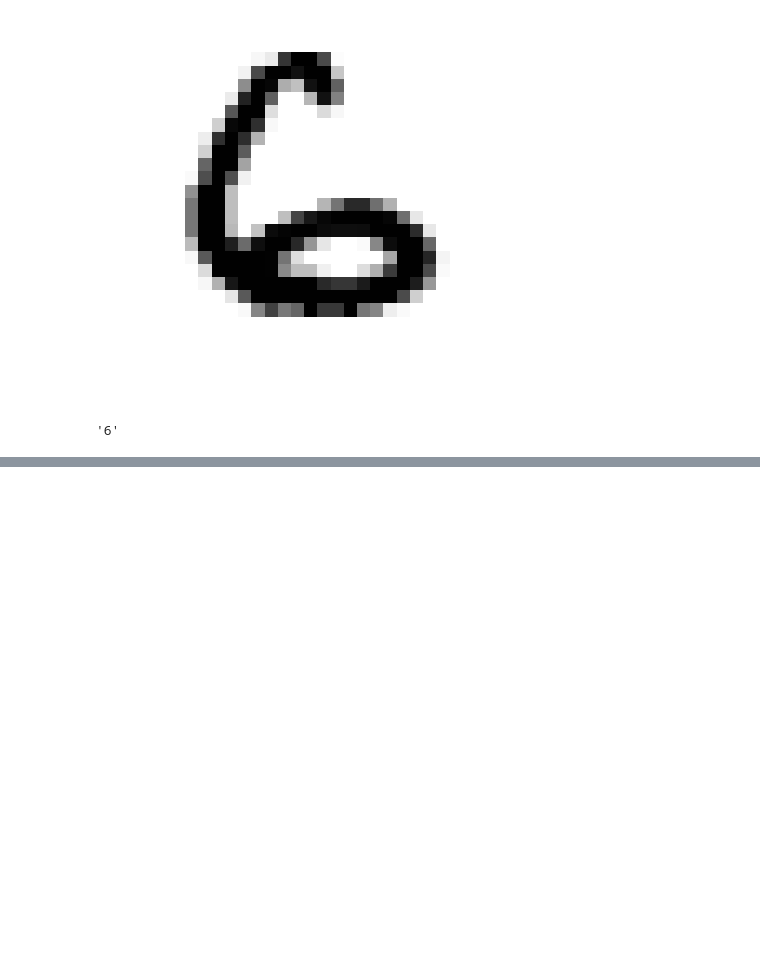
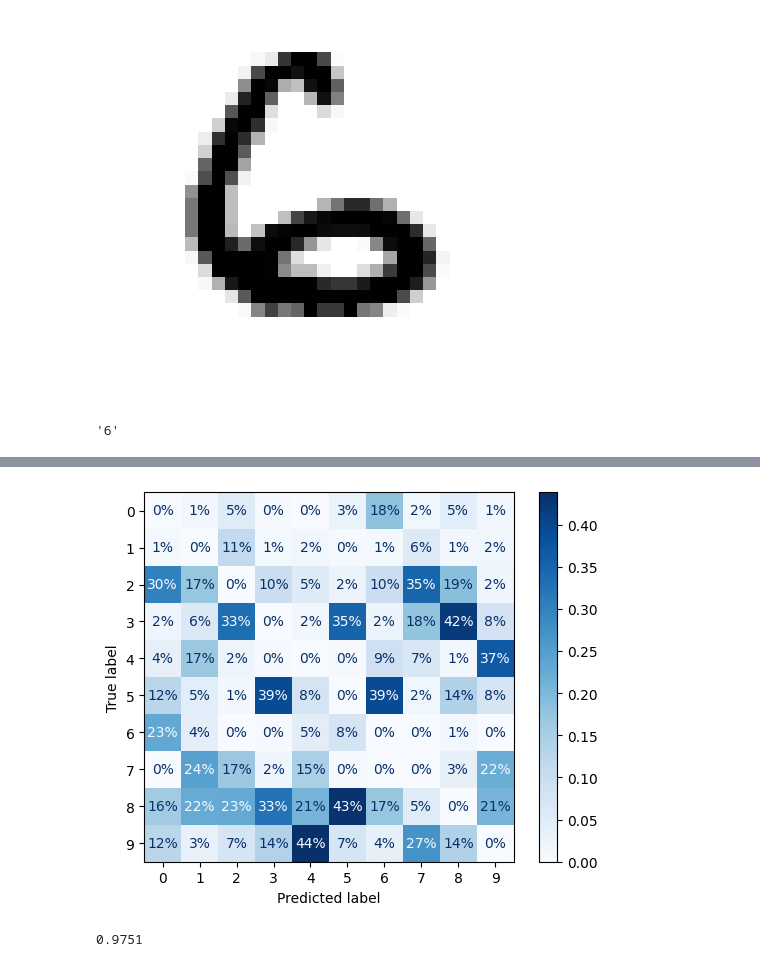
Before and after one commit to architsh007/codespaces-jupyter, a Jupyter notebook: Classification_algorithm/mnist_classification.ipynb, the cells around one changed output, grey strips where cells are left out. Cells and saved outputs as stored; diff of their text form; code cells hidden in the pictures; blank space fills up the shorter version.

```diff
--- a/Classification_algorithm/mnist_classification.ipynb
+++ b/Classification_algorithm/mnist_classification.ipynb
@@ -123,0 +164,9 @@ Detailed tracebacks of the workers should have been printed to stderr in the exe
+# %%
+ConfusionMatrixDisplay.from_predictions(y_train, y_train_pred, sample_weight=sample_weights, normalize="pred", values_format=".0%", cmap="Blues")
+plt.show()
+# %% [output]
+[figure, added]
+# %%
+grid_search.score(X_test, y_test)
+# %% [output]
+0.9751
```
Also changed, not shown: parts of 13 cells of this notebook.
